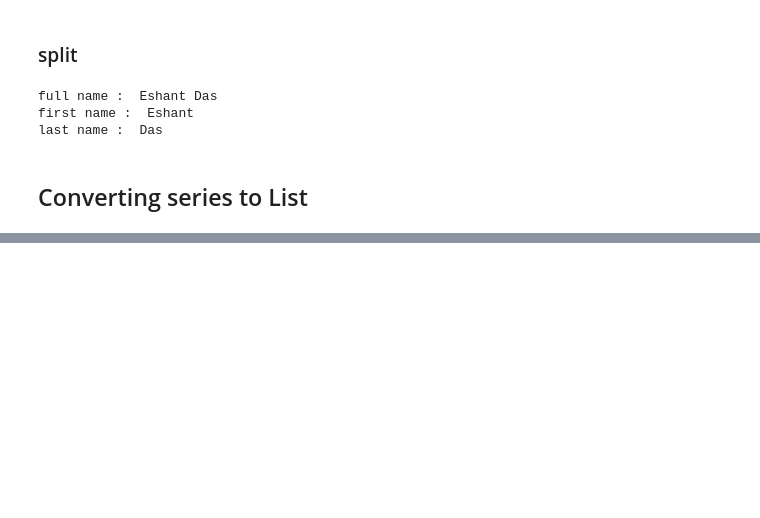
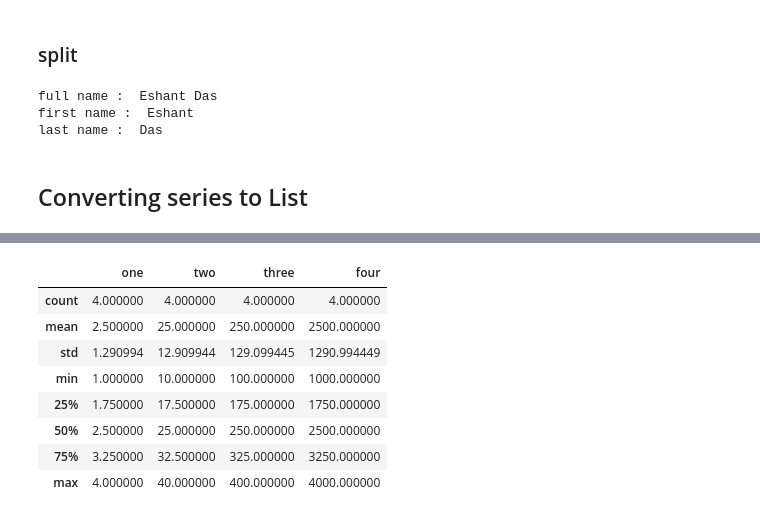
Before and after one commit to Rohit734/pandas, a Jupyter notebook: pandas.ipynb, the cells around one changed output, grey strips where cells are left out. Cells and saved outputs as stored; diff of their text form; code cells hidden in the pictures; blank space fills up the shorter version.

```diff
--- a/pandas.ipynb
+++ b/pandas.ipynb
@@ -260,0 +680,20 @@ last name :  Das
+# %%
+data = {'one'  : pd.Series([1, 2, 3, 4]),
+        'two'  : pd.Series([10, 20, 30, 40]),
+        'three': pd.Series([100, 200, 300, 400]),
+        'four' : pd.Series([1000, 2000, 3000, 4000]),
+        'five' : pd.Series(['A','B','C','D'])}
+
+
+df = pd.DataFrame(data)
+df.describe()
+# %% [output]
+|  | one | two | three | four |
+| count | 4.000000 | 4.000000 | 4.000000 | 4.000000 |
+| mean | 2.500000 | 25.000000 | 250.000000 | 2500.000000 |
+| std | 1.290994 | 12.909944 | 129.099445 | 1290.994449 |
+| min | 1.000000 | 10.000000 | 100.000000 | 1000.000000 |
+| 25% | 1.750000 | 17.500000 | 175.000000 | 1750.000000 |
+| 50% | 2.500000 | 25.000000 | 250.000000 | 2500.000000 |
+| 75% | 3.250000 | 32.500000 | 325.000000 | 3250.000000 |
+| max | 4.000000 | 40.000000 | 400.000000 | 4000.000000 |
```
Also changed, not shown: parts of 92 cells of this notebook.
